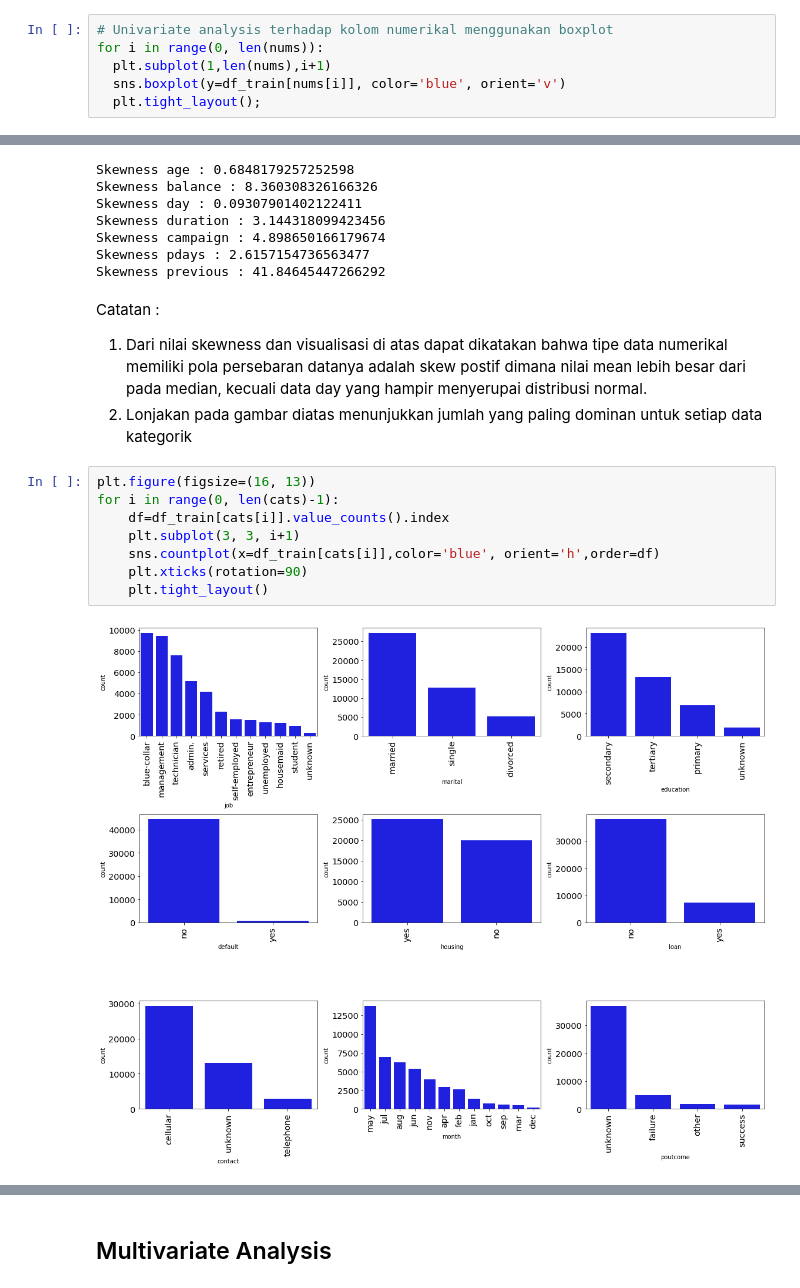
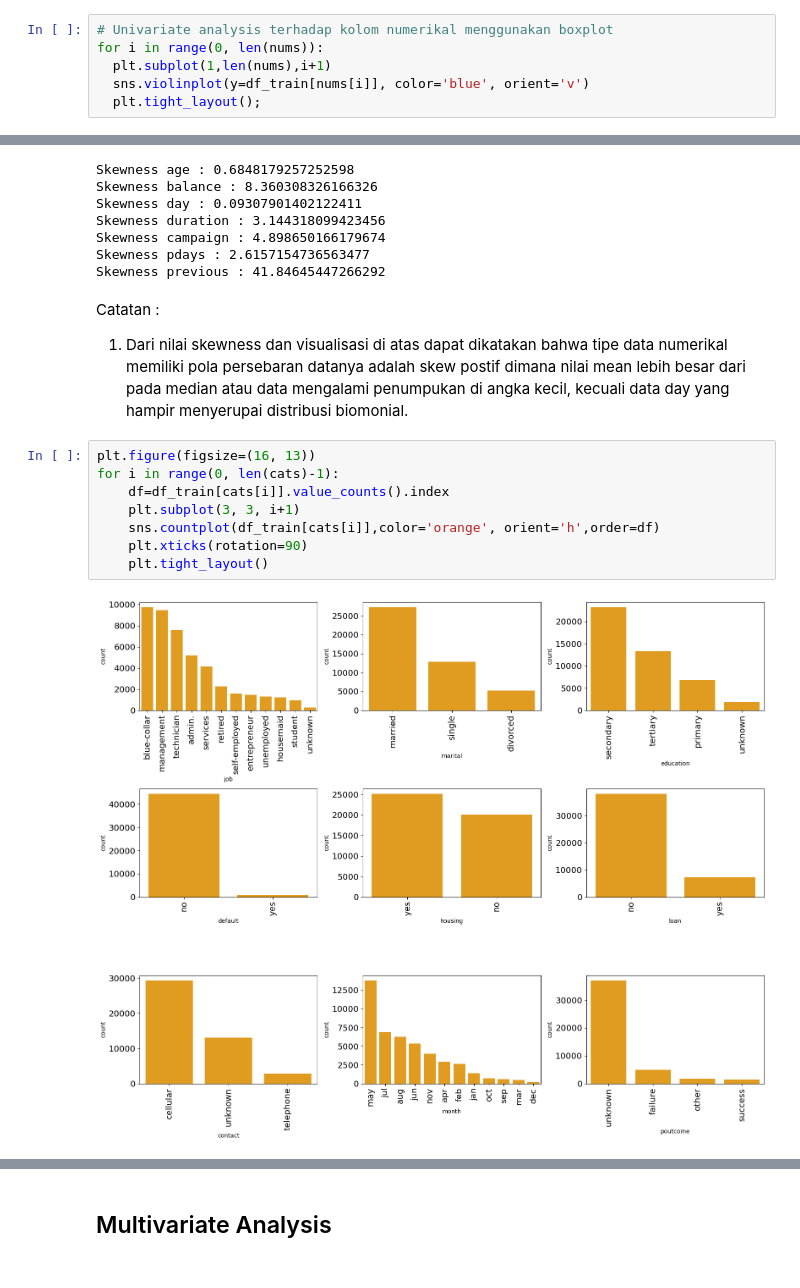
Before and after one commit to inggolanda/predict_whether_customer_will_be_buy_deposito, a Jupyter notebook: Final_Project.ipynb, the cells around one changed output, grey strips where cells are left out. Cells and saved outputs as stored; diff of their text form.

Commit message:
data processing, feature selection & model

```diff
--- a/Final_Project.ipynb
+++ b/Final_Project.ipynb
@@ -330,6 +456,6 @@ C. Terdapat kolom yang agak aneh karena memiliki nilai standard deviasi yang san
 # Univariate analysis terhadap kolom numerikal menggunakan boxplot
 for i in range(0, len(nums)):
   plt.subplot(1,len(nums),i+1)
-  sns.boxplot(y=df_train[nums[i]], color='blue', orient='v')
+  sns.violinplot(y=df_train[nums[i]], color='blue', orient='v')
   plt.tight_layout();
 # %% [output]
@@ -366,15 +492,14 @@ Skewness pdays : 2.6157154736563477
 Skewness previous : 41.84645447266292
 # %% [markdown]
 Catatan :
-1. Dari nilai skewness dan visualisasi di atas dapat dikatakan bahwa tipe data numerikal memiliki pola persebaran datanya adalah skew postif dimana nilai mean lebih besar dari pada median, kecuali data day yang hampir menyerupai distribusi normal.
-2. Lonjakan pada gambar diatas menunjukkan jumlah yang paling dominan untuk setiap data kategorik
+1. Dari nilai skewness dan visualisasi di atas dapat dikatakan bahwa tipe data numerikal memiliki pola persebaran datanya adalah skew postif dimana nilai mean lebih besar dari pada median atau data mengalami penumpukan di angka kecil, kecuali data day yang hampir menyerupai distribusi biomonial.
 # %%
 plt.figure(figsize=(16, 13))
 for i in range(0, len(cats)-1):
     df=df_train[cats[i]].value_counts().index
     plt.subplot(3, 3, i+1)
-    sns.countplot(x=df_train[cats[i]],color='blue', orient='h',order=df)
+    sns.countplot(df_train[cats[i]],color='orange', orient='h',order=df)
     plt.xticks(rotation=90)
     plt.tight_layout()
 # %% [output]
-[figure, old version]
+[figure, new version]
```
Also changed, not shown: parts of 148 cells of this notebook.
